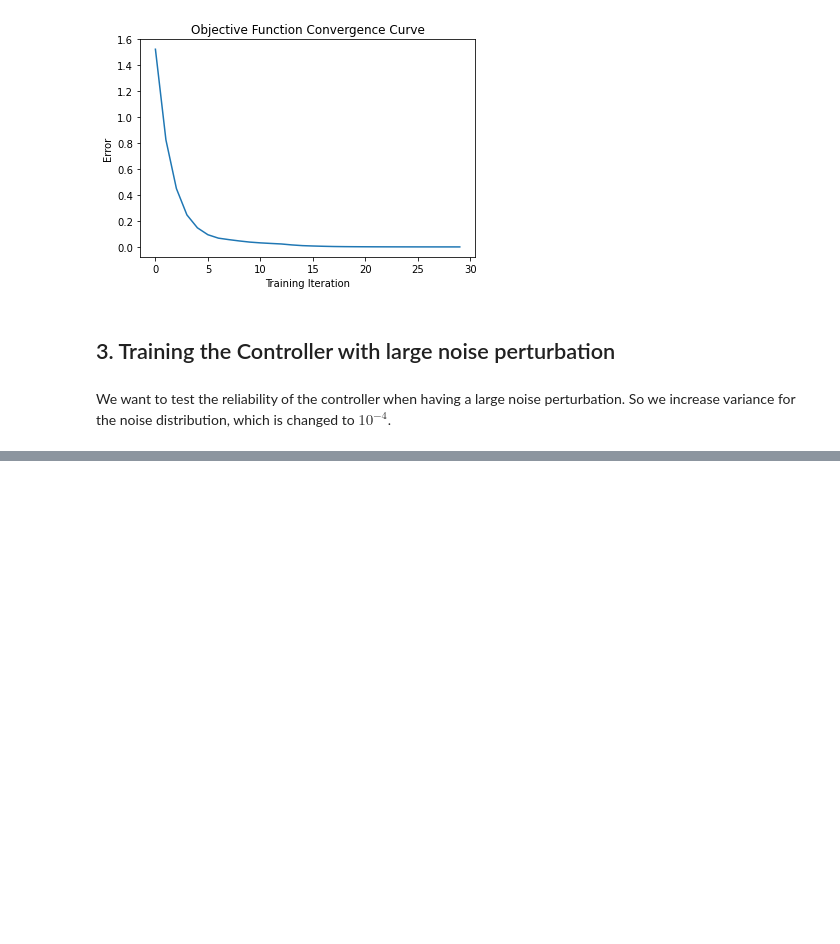
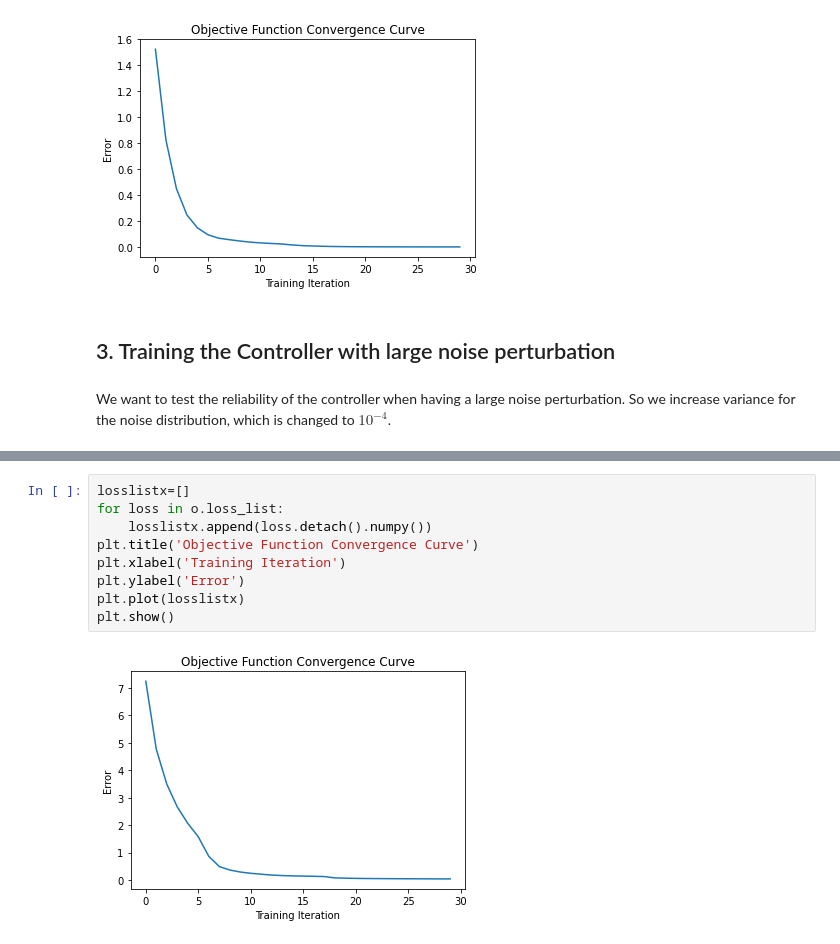
Before and after one commit to toolazytokeep/Design-Optimization, a Jupyter notebook: Project 1/Project 1 Design optimization.ipynb, the cells around one changed output, grey strips where cells are left out. Drawn from its saved outputs; the diff is of its cells as text; blank space fills up the shorter version.

```diff
--- a/Project 1/Project 1 Design optimization.ipynb
+++ b/Project 1/Project 1 Design optimization.ipynb
@@ -334,0 +516,11 @@ This experiments shows that the current controller can only work well based on t
+# %%
+losslistx=[]
+for loss in o.loss_list:
+    losslistx.append(loss.detach().numpy())
+plt.title('Objective Function Convergence Curve')
+plt.xlabel('Training Iteration')
+plt.ylabel('Error')
+plt.plot(losslistx)
+plt.show()
+# %% [output]
+[figure, added]
```
Also changed, not shown: parts of 19 cells of this notebook.
